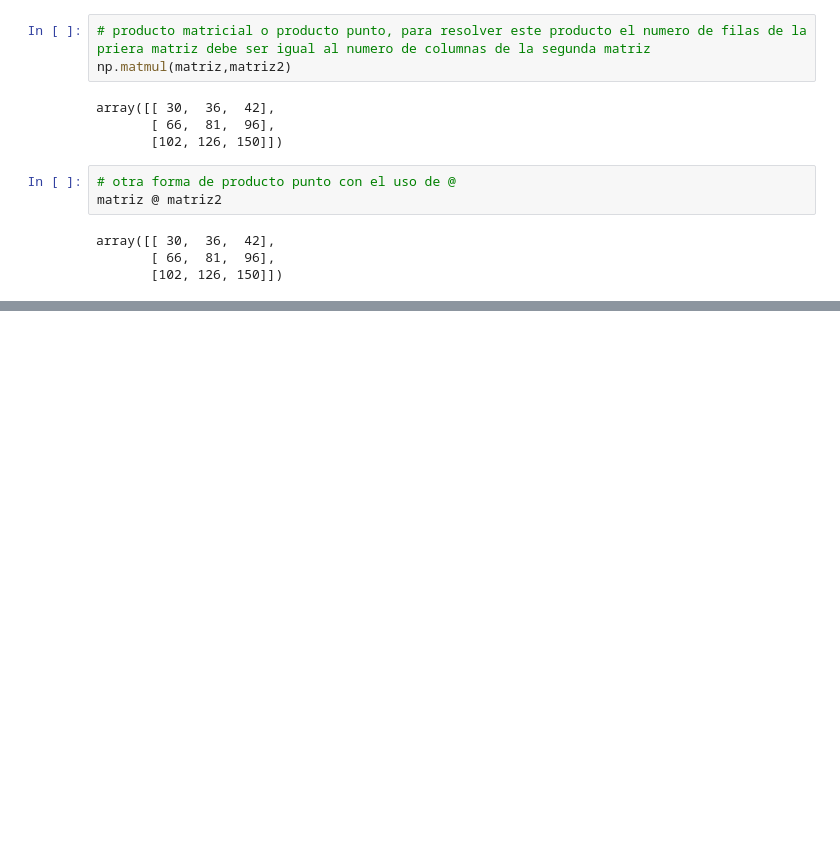
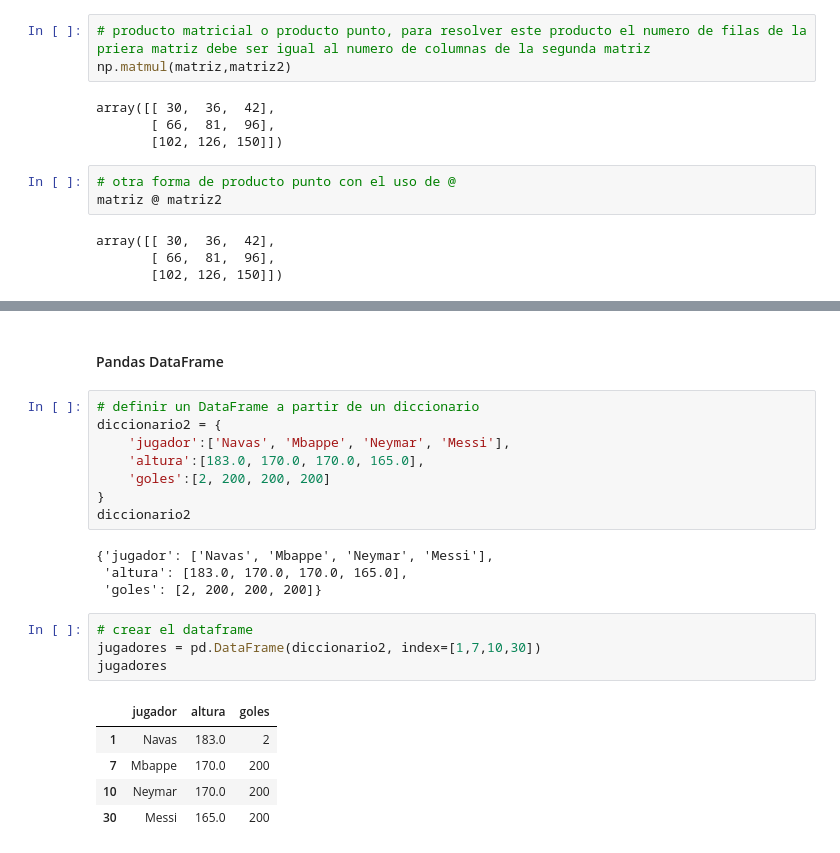
Before and after one commit to M-Alejo/numpy_pandas, a Jupyter notebook: bases_pandas_numpy.ipynb, the cells around one changed output, grey strips where cells are left out. Cells and saved outputs as stored; diff of their text form; blank space fills up the shorter version.

Commit message:
Se agrega pandas series y pandas dataframe

```diff
--- a/bases_pandas_numpy.ipynb
+++ b/bases_pandas_numpy.ipynb
@@ -551,0 +584,24 @@ array([[ 30,  36,  42],
+# %% [markdown]
+#### Pandas DataFrame
+# %%
+# definir un DataFrame a partir de un diccionario
+diccionario2 = {
+    'jugador':['Navas', 'Mbappe', 'Neymar', 'Messi'],
+    'altura':[183.0, 170.0, 170.0, 165.0],
+    'goles':[2, 200, 200, 200]
+}
+diccionario2
+# %% [output]
+{'jugador': ['Navas', 'Mbappe', 'Neymar', 'Messi'],
+ 'altura': [183.0, 170.0, 170.0, 165.0],
+ 'goles': [2, 200, 200, 200]}
+# %%
+# crear el dataframe
+jugadores = pd.DataFrame(diccionario2, index=[1,7,10,30])
+jugadores
+# %% [output]
+|  | jugador | altura | goles |
+| 1 | Navas | 183.0 | 2 |
+| 7 | Mbappe | 170.0 | 200 |
+| 10 | Neymar | 170.0 | 200 |
+| 30 | Messi | 165.0 | 200 |
```
Also changed, not shown: parts of 6 cells of this notebook.
